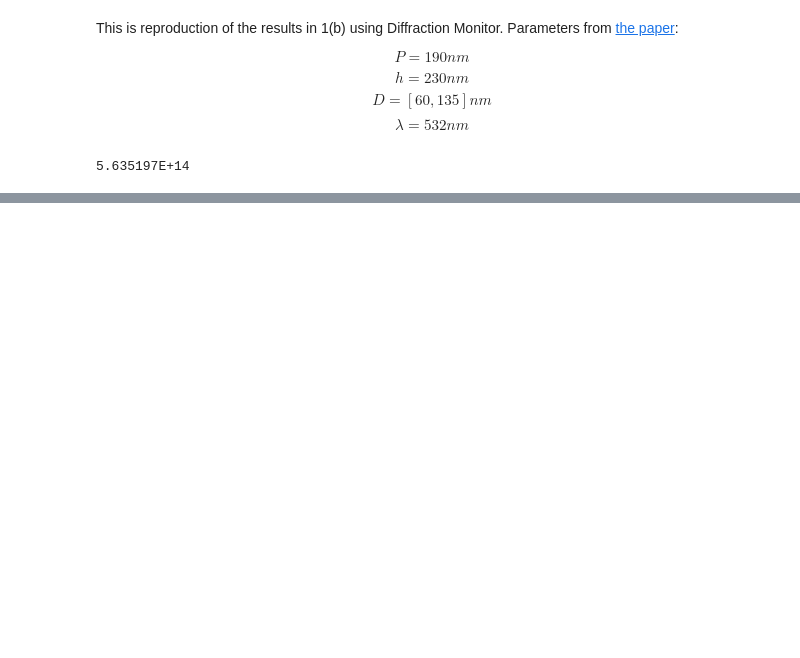
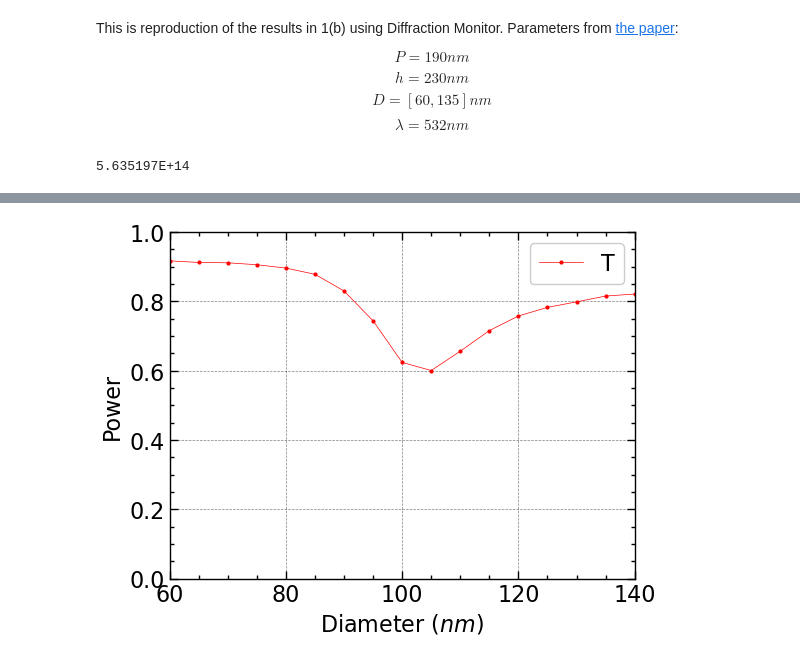
Before and after one commit to yankunm/NLO, a Jupyter notebook: wfov.ipynb, the cells around one changed output, grey strips where cells are left out. Drawn from its saved outputs; the diff is of its cells as text; code cells hidden in the pictures; blank space fills up the shorter version.

```diff
--- a/wfov.ipynb
+++ b/wfov.ipynb
@@ -110,0 +123,3 @@ dict_keys(['d0', 'd1', 'd2', 'd3', 'd4', 'd5', 'd6', 'd7', 'd8'])
+# %%
+batch = web.Batch(simulations=sims, verbose=True)
+batch_data = batch.run(path_dir="data/wfov_01")
@@ -110,0 +138,4 @@ dict_keys(['d0', 'd1', 'd2', 'd3', 'd4', 'd5', 'd6', 'd7', 'd8'])
+# %%
+dD = []
+for i in range(len(D)):
+    dD.append(batch_data[f"d{i}"]["diffraction_monitor"])
@@ -110,0 +180,17 @@ dict_keys(['d0', 'd1', 'd2', 'd3', 'd4', 'd5', 'd6', 'd7', 'd8'])
+# %%
+power = np.array([dD[i].power[0][0] for i in range(len(dD))])
+# %%
+# this uses scienceplots to make plots look better
+plt.style.use(['science', 'notebook', 'grid'])
+# plot transmission, compare to paper results, look similar
+fig, ax = plt.subplots(1, 1, figsize=(6, 4.5))
+plt.plot(D*1000, power, "o-", color="red", ms=2, lw=0.5, label="T")
+plt.xlabel(r"Diameter ($nm$)")
+plt.ylabel("Power")
+plt.ylim(0, 1)
+plt.xlim(60, 140)
+plt.legend()
+plt.savefig("power_wfov", dpi=300)
+plt.show()
+# %% [output]
+[figure, added]
```
Also changed, not shown: parts of 8 cells of this notebook, 29 other files.
